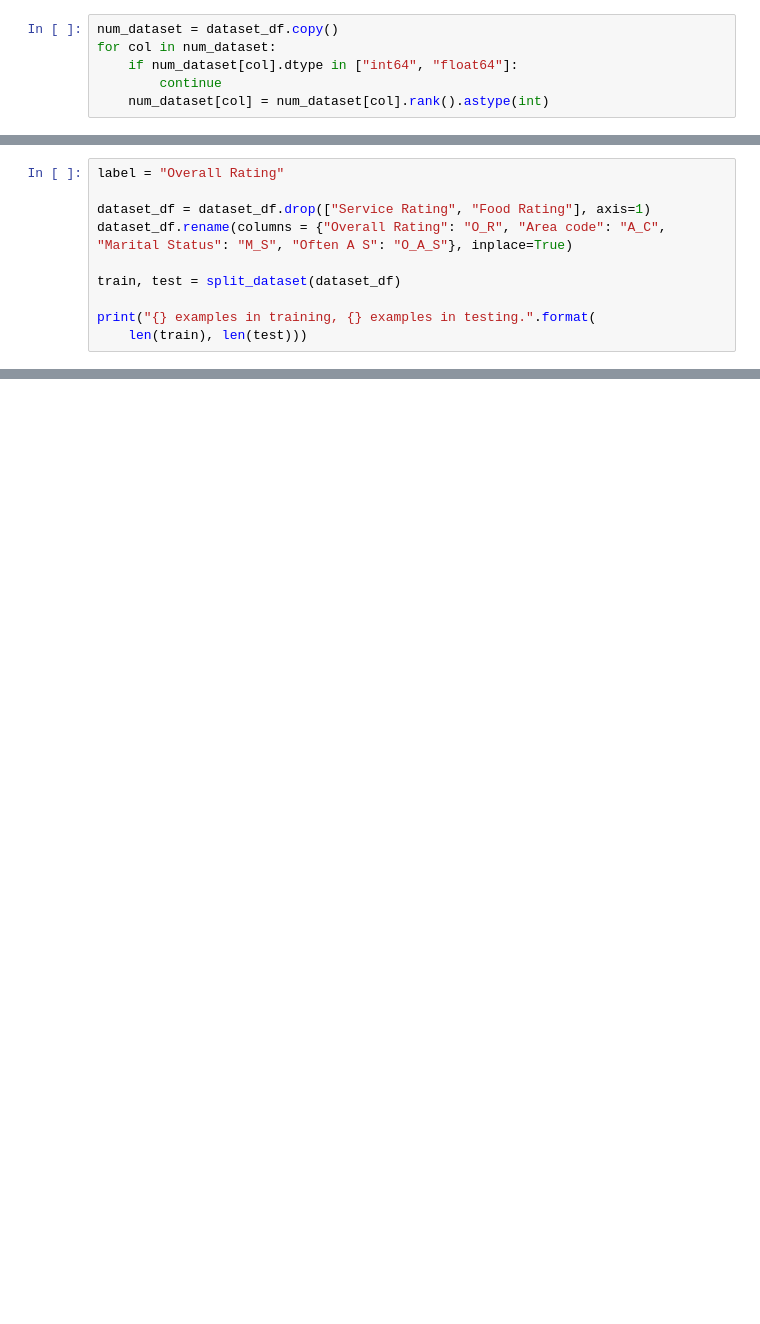
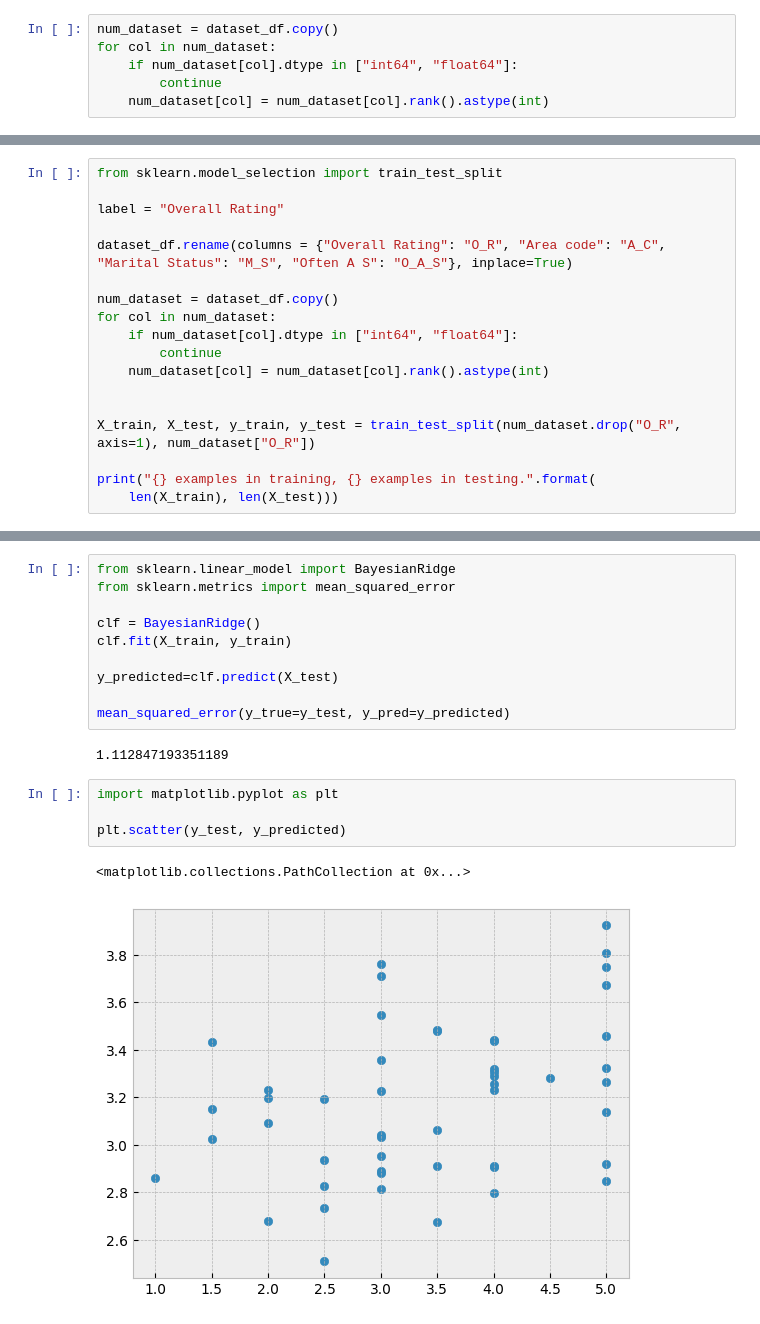
Before and after one commit to Mayonnaise-Slap/kaggle-stuff, a Jupyter notebook: food_eda.ipynb, the cells around one changed output, grey strips where cells are left out. Drawn from its saved outputs; the diff is of its cells as text; blank space fills up the shorter version.

```diff
--- a/food_eda.ipynb
+++ b/food_eda.ipynb
@@ -110,11 +114,19 @@ def split_dataset(dataset, test_ratio=0.20):
 # %%
+from sklearn.model_selection import train_test_split
+
 label = "Overall Rating"
 
-dataset_df = dataset_df.drop(["Service Rating", "Food Rating"], axis=1)
 dataset_df.rename(columns = {"Overall Rating": "O_R", "Area code": "A_C", "Marital Status": "M_S", "Often A S": "O_A_S"}, inplace=True)
 
-train, test = split_dataset(dataset_df)
+num_dataset = dataset_df.copy()
+for col in num_dataset:
+    if num_dataset[col].dtype in ["int64", "float64"]:
+        continue
+    num_dataset[col] = num_dataset[col].rank().astype(int)
+
+
+X_train, X_test, y_train, y_test = train_test_split(num_dataset.drop("O_R", axis=1), num_dataset["O_R"])
 
 print("{} examples in training, {} examples in testing.".format(
-    len(train), len(test)))
+    len(X_train), len(X_test)))
 # %% [output]
@@ -198,0 +143,19 @@ plt.show()
+# %%
+from sklearn.linear_model import BayesianRidge
+from sklearn.metrics import mean_squared_error
+
+clf = BayesianRidge()
+clf.fit(X_train, y_train)
+
+y_predicted=clf.predict(X_test)
+
+mean_squared_error(y_true=y_test, y_pred=y_predicted)
+# %% [output]
+1.112847193351189
+# %%
+import matplotlib.pyplot as plt
+
+plt.scatter(y_test, y_predicted)
+# %% [output]
+<matplotlib.collections.PathCollection at 0x...>
+[figure, added]
```
Also changed, not shown: parts of 20 cells of this notebook, 1 other file.
